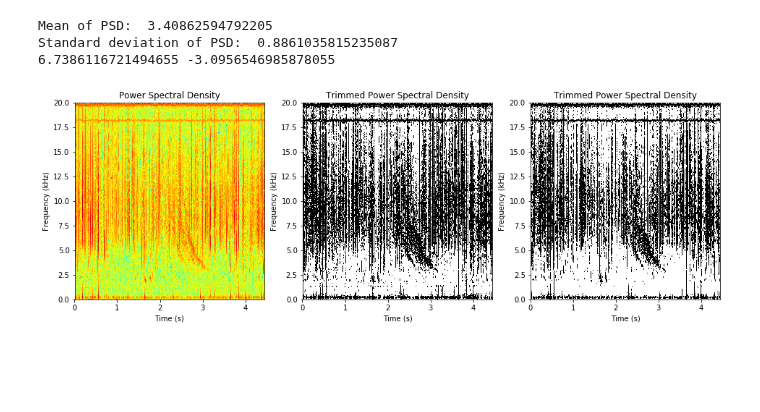
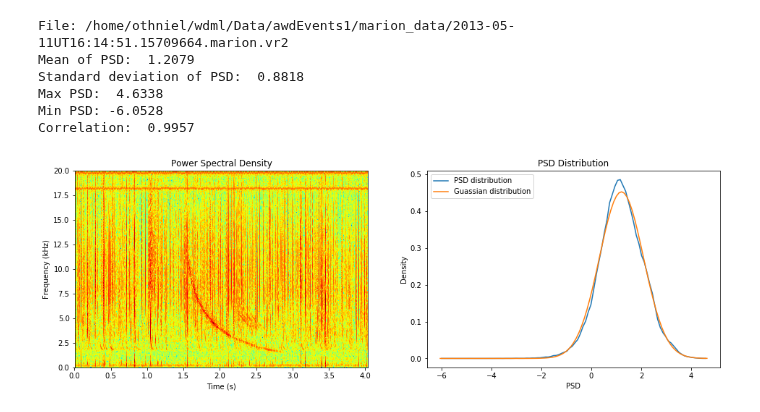
Before and after one commit to Kojey/MSc-whistler-waves-detector, a Jupyter notebook: Code/data extraction/statiscal_characteristics.ipynb, the cells around one changed output. Cells and saved outputs as stored; diff of their text form; code cells hidden in the pictures; blank space fills up the shorter version.

Commit message:
Implement statistical characteristics of data
Each spectrogram is split into two part
* One section with no event
* One with events
The spectrogram and the pdf distribution of each is plotted

```diff
--- a/Code/data extraction/statiscal_characteristics.ipynb
+++ b/Code/data extraction/statiscal_characteristics.ipynb
@@ -45,51 +45,56 @@ def extract_spectrogram_info(spectrogram_data):
 # %%
 f  = h5py.File(database_path, 'r')
 grp_wh = f[os.path.join('awdEvents'+str(1), sites[0],'whistler traces')]
 files = list(grp_wh.keys())
 file = files[np.random.randint(len(files))] # select a random sample
 # create np array to store sample information
 whdf = np.empty(grp_wh[file].shape)
 grp_wh[file].read_direct(whdf)
 fs = grp_wh[file].attrs['sample frequency']
 f.close()
 # get spectrogram
-f, t, Sxx = signal.spectrogram(whdf[:,0], fs=fs, detrend='linear', nfft=512 , noverlap=64, scaling='spectrum',mode='psd')
+f, t, Sxx = signal.spectrogram(whdf[:,0], fs=fs, detrend='linear', nfft=512 , noverlap=64, scaling='density',mode='psd')
 Sxx_psd = np.log10(Sxx)
 # get mean
 mean = np.mean(Sxx_psd)
 std = np.std(Sxx_psd)
-print('Mean of PSD: ', mean)
-print('Standard deviation of PSD: ', std)
-print(Sxx_psd.max(), Sxx_psd.min())
+# Compute histogram
+(n, bins) = np.histogram(Sxx_psd.flatten(), bins=100, density=True)  # NumPy version (no plot)
+# Compute pdf
+pdf = norm.pdf(bins, mean, std)
+# correlation between gaussian and pdf
+corr = pearsonr(n,pdf[:-1])
+
+print('File:', os.path.join(os.getcwd().split(os.environ.get('USER'))[0],
+                            os.environ.get('USER'), 'wdml', 'Data','awdEvents'+str(1), sites[0]+'_data', file))
+print('Mean of PSD: ', round(mean,4))
+print('Standard deviation of PSD: ', round(std,4))
+print('Max PSD: ', round(Sxx_psd.max(),4))
+print('Min PSD:', round(Sxx_psd.min(),4))
+print('Correlation: ', round(corr[0],4))
+
+# plot
+plt.figure(figsize=(16,5))
+fig = plt.subplot(1,2,1)
+img = plt.pcolormesh(t,f/1000,Sxx_psd, cmap='jet')
+# fig.colorbar(mappable=img, label='Power [dB]')
+plt.title('Power Spectral Density')
+plt.xlabel('Time (s)')
+plt.ylabel('Frequency (kHz)')
+
+plt.subplot(1,2,2)
+plt.plot(.5*(bins[1:]+bins[:-1]), n)
+plt.plot(bins, pdf)
+plt.title('PSD Distribution')
+plt.xlabel('PSD')
+plt.ylabel('Density')
+plt.legend(['PSD distribution', 'Guassian distribution'])
+plt.show()
 # %% [output]
-Mean of PSD:  3.40862594792205
-Standard deviation of PSD:  0.8861035815235087
-6.7386116721494655 -3.0956546985878055
+File: /home/othniel/wdml/Data/awdEvents1/marion_data/2013-05-11UT16:14:51.15709664.marion.vr2
+Mean of PSD:  1.2079
+Standard deviation of PSD:  0.8818
+Max PSD:  4.6338
+Min PSD: -6.0528
+Correlation:  0.9957
+[figure, added]
-# %%
-# plot
-plt.figure(figsize=(16,5))
-fig = plt.subplot(1,3,1)
-img = plt.pcolormesh(t,f/1000,Sxx_psd, cmap='jet')
-# fig.colorbar(mappable=img, label='Power [dB]')
-plt.title('Power Spectral Density')
-plt.xlabel('Time (s)')
-plt.ylabel('Frequency (kHz)')
-
-Sxx_psd_trm = np.reshape(scale_to_extreme(Sxx_psd.flatten(), mean),Sxx_psd.shape)
-fig = plt.subplot(1,3,2)
-img = plt.pcolormesh(t,f/1000, Sxx_psd_trm, cmap='binary')
-# fig.colorbar(mappable=img, label='Power [dB]')
-plt.title('Trimmed Power Spectral Density')
-plt.xlabel('Time (s)')
-plt.ylabel('Frequency (kHz)')
-
-Sxx_psd_trm_std = np.reshape(scale_to_extreme(Sxx_psd.flatten(), mean+0.2*std),Sxx_psd.shape)
-fig = plt.subplot(1,3,3)
-img = plt.pcolormesh(t,f/1000, Sxx_psd_trm_std, cmap='binary')
-# fig.colorbar(mappable=img, label='Power [dB]')
-plt.title('Trimmed Power Spectral Density')
-plt.xlabel('Time (s)')
-plt.ylabel('Frequency (kHz)')
-plt.show()
-# %% [output]
-[figure, removed]
```
Also changed, not shown: parts of 2 cells of this notebook, 15 other files.
